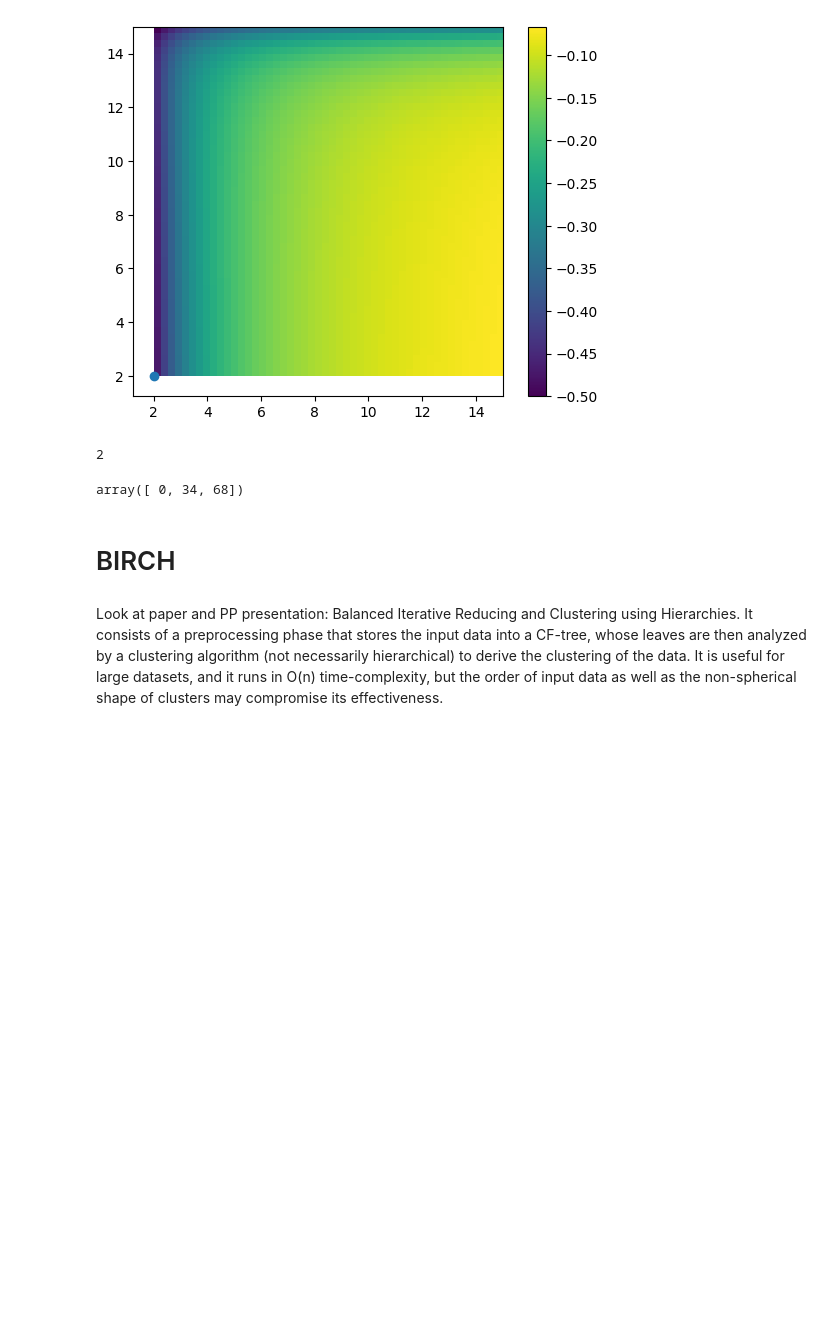
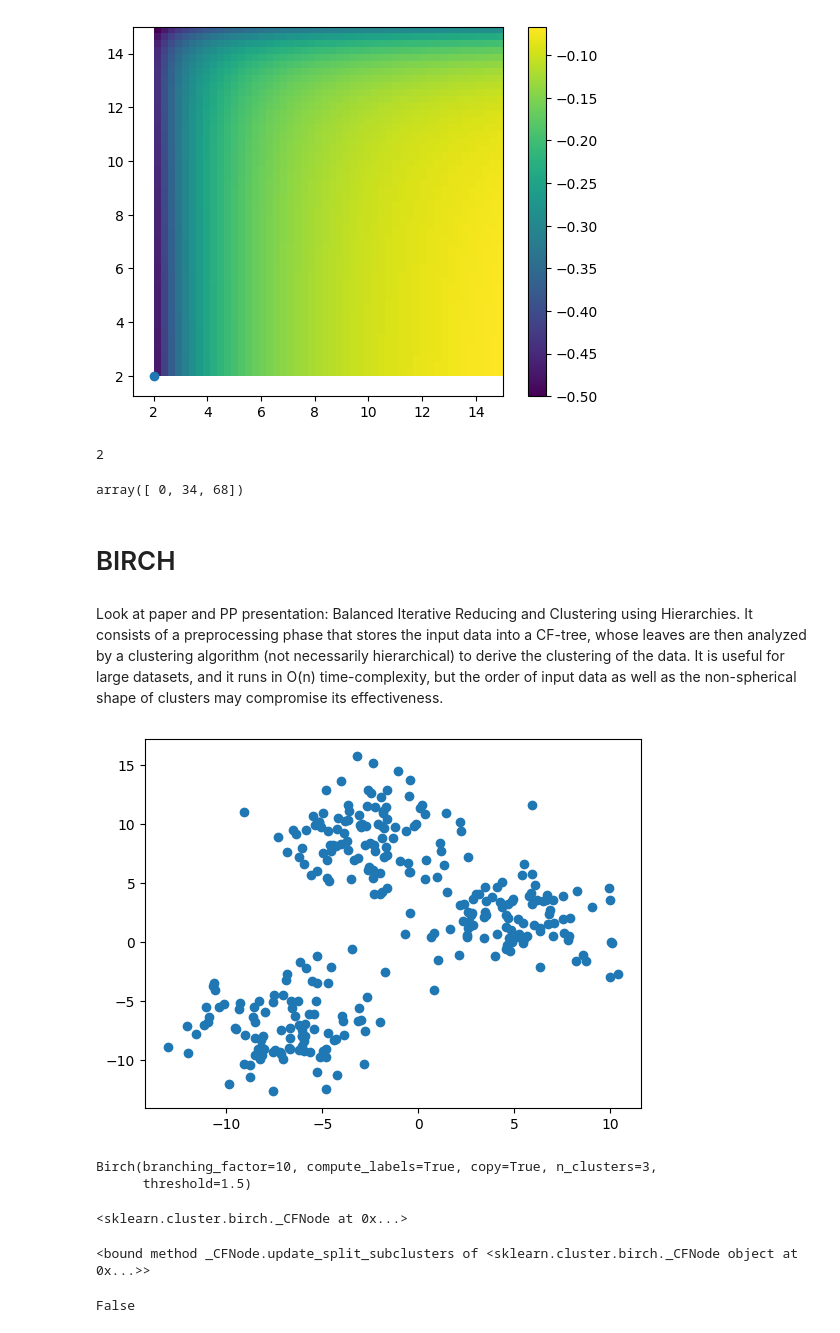
Before and after one commit to guglielmosanchini/ClustViz, a Jupyter notebook: Clustering_visualization_notebook.ipynb, the cells around one changed output. Cells and saved outputs as stored; diff of their text form; code cells hidden in the pictures; blank space fills up the shorter version.

```diff
--- a/Clustering_visualization_notebook.ipynb
+++ b/Clustering_visualization_notebook.ipynb
@@ -2768,3 +2773,26 @@ clusters, rep, mat_a = cure(b_sampled.values, k=2, c=3, alpha=0.2, preprocessed_
 # %% [markdown]
 Look at paper and PP presentation: Balanced Iterative Reducing and Clustering using Hierarchies.
 It consists of a preprocessing phase that stores the input data into a CF-tree, whose leaves are then analyzed by a clustering algorithm (not necessarily hierarchical) to derive the clustering of the data. It is useful for large datasets, and it runs in O(n) time-complexity, but the order of input data as well as the non-spherical shape of clusters may compromise its effectiveness.
+# %%
+varied = make_blobs(n_samples=300,
+                             cluster_std=[2.5, 2.5, 2.5],
+                             random_state=42)[0]
+plt.scatter(varied[:,0], varied[:,1])
+#plt.gcf().gca().add_artist(plt.Circle((-5, 0), 5, color="red", fill=False, linewidth=3, alpha=0.7))
+plt.show()
+# %% [output]
+[figure, added]
+# %%
+brc = Birch(threshold=1.5, branching_factor=10)
+brc.fit(varied)
+# %% [output]
+Birch(branching_factor=10, compute_labels=True, copy=True, n_clusters=3,
+      threshold=1.5)
+# %%
+brc.root_
+# %% [output]
+<sklearn.cluster.birch._CFNode at 0x...>
+# %%
+brc.dummy_leaf_.next_leaf_.update_split_subclusters
+# %% [output]
+<bound method _CFNode.update_split_subclusters of <sklearn.cluster.birch._CFNode object at 0x...>>
@@ -2770,0 +2805,4 @@ It consists of a preprocessing phase that stores the input data into a CF-tree,
+# %%
+brc.root_.is_leaf
+# %% [output]
+False
```
Also changed, not shown: parts of 14 cells of this notebook, 8 other files.
